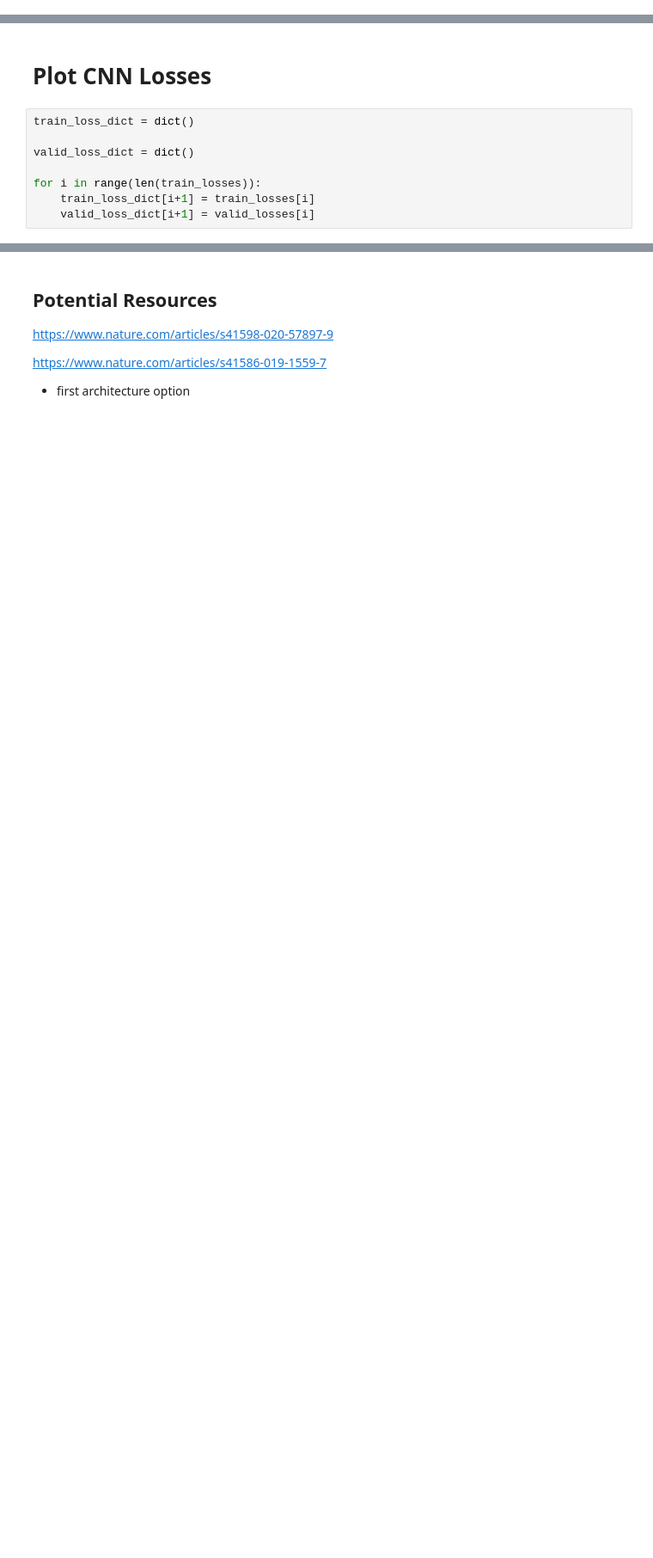
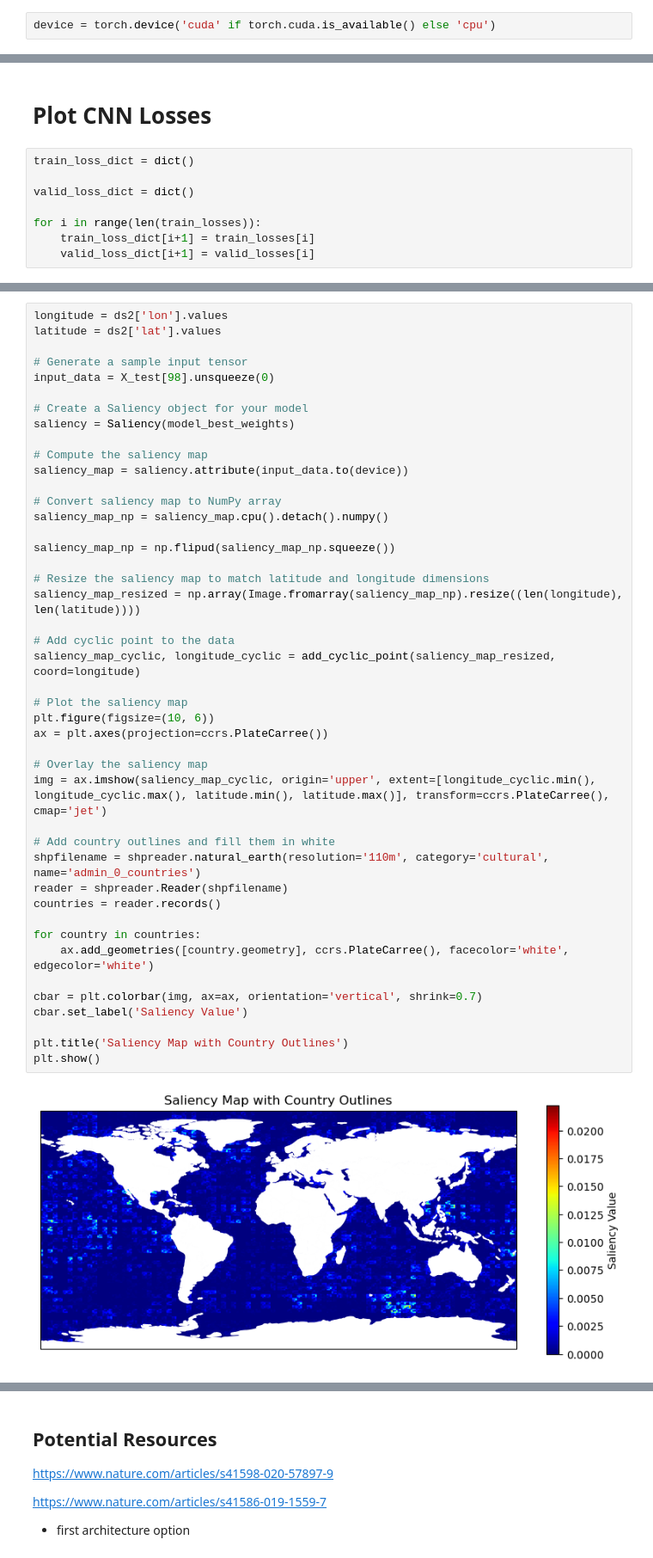
Before and after one commit to mtvaden1/California_Climate_Capstone, a Jupyter notebook: modeling/North_Model.ipynb, the cells around one changed output, grey strips where cells are left out. Shown at 86% size. Saved outputs shown, nothing was run; the diff lists cells and outputs as text; blank space fills up the shorter version.

Commit message:
updated North model to include XAI

```diff
--- a/modeling/North_Model.ipynb
+++ b/modeling/North_Model.ipynb
@@ -126,4 +127,6 @@ X_train, X_val, y_train, y_val = train_test_split(X_train_full, y_train_full, te
 # %%
 Nino_train_full, Nino_test = train_test_split(Nino_reshaped, test_size = 0.1, random_state = 49)
 Nino_train, Nino_val = train_test_split(Nino_train_full, test_size=.1/.9, random_state=49)
+# %%
+device = torch.device('cuda' if torch.cuda.is_available() else 'cpu')
 # %%
@@ -547,0 +677,46 @@ plt.show()
+# %%
+longitude = ds2['lon'].values
+latitude = ds2['lat'].values
+
+# Generate a sample input tensor
+input_data = X_test[98].unsqueeze(0)
+
+# Create a Saliency object for your model
+saliency = Saliency(model_best_weights)
+
+# Compute the saliency map
+saliency_map = saliency.attribute(input_data.to(device))
+
+# Convert saliency map to NumPy array
+saliency_map_np = saliency_map.cpu().detach().numpy()
+
+saliency_map_np = np.flipud(saliency_map_np.squeeze())
+
+# Resize the saliency map to match latitude and longitude dimensions
+saliency_map_resized = np.array(Image.fromarray(saliency_map_np).resize((len(longitude), len(latitude))))
+
+# Add cyclic point to the data
+saliency_map_cyclic, longitude_cyclic = add_cyclic_point(saliency_map_resized, coord=longitude)
+
+# Plot the saliency map
+plt.figure(figsize=(10, 6))
+ax = plt.axes(projection=ccrs.PlateCarree())
+
+# Overlay the saliency map
+img = ax.imshow(saliency_map_cyclic, origin='upper', extent=[longitude_cyclic.min(), longitude_cyclic.max(), latitude.min(), latitude.max()], transform=ccrs.PlateCarree(), cmap='jet')
+
+# Add country outlines and fill them in white
+shpfilename = shpreader.natural_earth(resolution='110m', category='cultural', name='admin_0_countries')
+reader = shpreader.Reader(shpfilename)
+countries = reader.records()
+
+for country in countries:
+    ax.add_geometries([country.geometry], ccrs.PlateCarree(), facecolor='white', edgecolor='white')
+
+cbar = plt.colorbar(img, ax=ax, orientation='vertical', shrink=0.7)
+cbar.set_label('Saliency Value')
+
+plt.title('Saliency Map with Country Outlines')
+plt.show()
+# %% [output]
+[figure, added]
```
Also changed, not shown: parts of 23 cells of this notebook.
